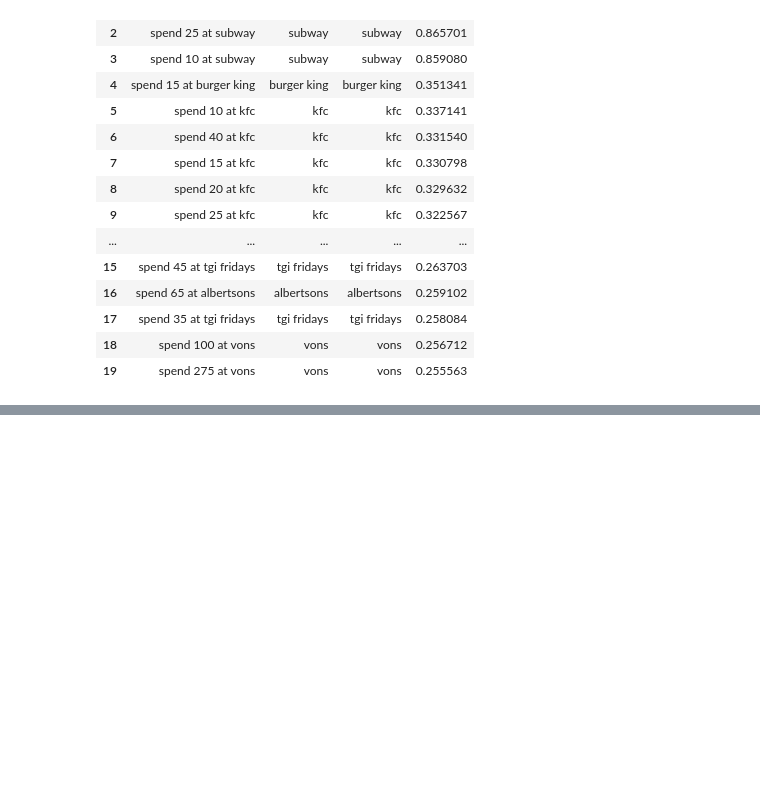
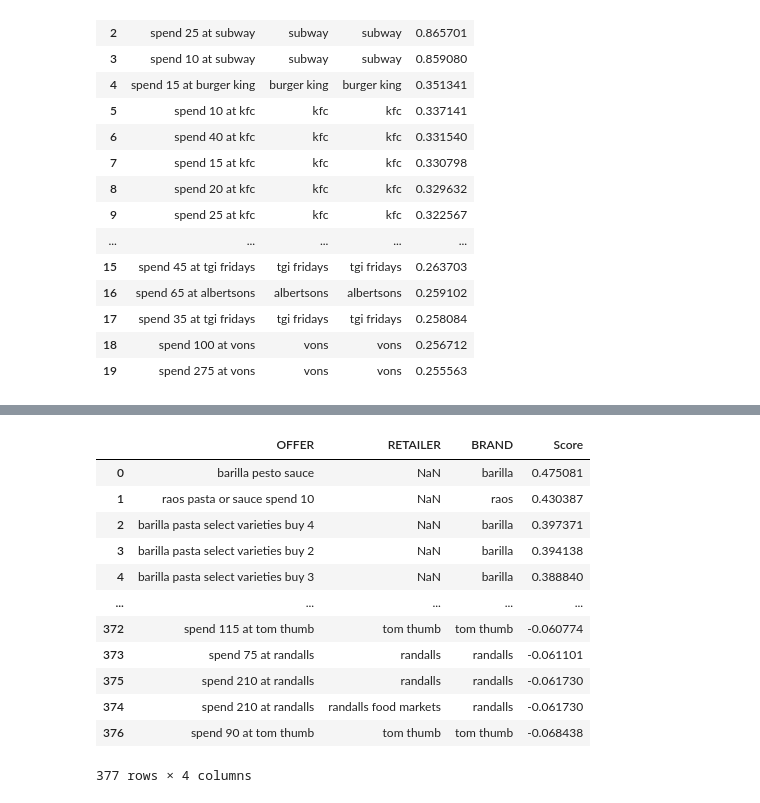
Before and after one commit to RileyFischer/NLP-store-offers, a Jupyter notebook: main.ipynb, the cells around one changed output, grey strips where cells are left out. Cells and saved outputs as stored; diff of their text form; code cells hidden in the pictures; blank space fills up the shorter version.

```diff
--- a/main.ipynb
+++ b/main.ipynb
@@ -108,8 +74,7 @@ children=cat.PRODUCT_CATEGORY.unique()
 
 def search_category(search):
     #create a similarity df for the search and all category name's
-    vectors=model.encode(list(cat['PRODUCT_CATEGORY']))
-    cosine=cosine_similarity(model.encode([search]), vectors)
+    cosine=cosine_similarity(model.encode([search]), category_vectors)
     sim=cat.copy(deep=True)
     sim['Cosine']=cosine.reshape(-1, 1)
 
@@ -131,18 +96,20 @@ def search_category(search):
     #find the brands associated with these categories and weigh the brand by the number of their recipts are from these categories
     possible_brands=brand.copy(deep=True)
     possible_brands.loc[~possible_brands["BRAND_BELONGS_TO_CATEGORY"].isin(possible_cats), "MULTIPLIER"]=0
+    possible_brands.loc[possible_brands["BRAND_BELONGS_TO_CATEGORY"].isin(possible_cats), "MULTIPLIER"]=1
+
     possible_brands=possible_brands.merge(sim,left_on="BRAND_BELONGS_TO_CATEGORY",right_on="PRODUCT_CATEGORY")
     #Then multiply the weights to get a score that also takes into account how similar the brand is to the original search
-    possible_brands["cat_Score"]=possible_brands["MULTIPLIER"]*possible_brands["Cosine"]
-    possible_brands=possible_brands.groupby("BRAND").sum("cat_Score")#This score represents how likely the brand has offers related to the search term
+    possible_brands["cat_Score"]=(possible_brands["MULTIPLIER"]*possible_brands["Cosine"])
+    possible_brands=possible_brands.groupby("BRAND").mean("cat_Score")#This score represents how likely the brand has offers related to the search term
     #find the offers from the brands above
+
     possible_offers=offer.merge(possible_brands,how="left", left_on='BRAND', right_on='BRAND')
     possible_offers=possible_offers.drop(columns=["MULTIPLIER","Cosine","RECEIPTS"])
     possible_offers['cat_Score']=possible_offers['cat_Score'].fillna(0)#if there is a brand thats in the offer df, but not the brand df, we fill the cat_score with 0 for that brand
 
     #similarity of search to offers
-    vectors=model.encode(list(offer['OFFER']))
-    cosine=cosine_similarity(model.encode([search]), vectors)
+    cosine=cosine_similarity(model.encode([search]), offer_vectors)
     sim=offer.copy(deep=True)
     sim['Cosine']=cosine.reshape(-1, 1)
     possible_offers=possible_offers.merge(sim,how="left",on=["OFFER","RETAILER","BRAND"])
@@ -177,15 +144,15 @@ search_category(search).head(20)
 # 2. Searches by Brand
 # %%
 def search_brand(search):
-    #create a similarity df for the search and all brand names
-    vectors=model.encode(list(set(brand["BRAND"].values)))
-    cosine=cosine_similarity(model.encode([search]), vectors)
-    sim=pd.DataFrame(list(set(brand["BRAND"].values)),columns=["BRAND"])
+    cosine=cosine_similarity(model.encode([search]), brand_vectors)
+
+    sim=pd.DataFrame(sorted(list(set(brand["BRAND"].values))),columns=["BRAND"])
     sim['Cosine']=cosine.reshape(-1, 1)
 
     if sim.nlargest(1, 'Cosine')["Cosine"].values[0]>.7:#if there is a good match we treat the most similar brand to the search as the new search
         search=sim.nlargest(1, 'Cosine')["BRAND"].values[0]
     old_search=search#saving the old search to be used for finding the similarity between offer and search
+
 
     possible_brands=[]
     ca=[]
@@ -193,6 +160,8 @@ def search_brand(search):
         if search in brands[c]:
             ca.append(c)
             possible_brands=brands[c]
+
+
     possible_brands=brand[brand["BRAND_BELONGS_TO_CATEGORY"].isin(ca)]
     possible_brands=possible_brands.merge(find_brand_multiplier(search),left_on="BRAND_BELONGS_TO_CATEGORY",right_on="BRAND_BELONGS_TO_CATEGORY")
     possible_brands["MULTIPLIER"]=(possible_brands["MULTIPLIER_x"]*possible_brands["MULTIPLIER_y"])**.5
@@ -208,8 +177,7 @@ def search_brand(search):
     possible_offers=possible_offers.drop(columns=["MULTIPLIER","Cosine"])
 
     #similarity of search to offers
-    vectors=model.encode(list(offer['OFFER']))
-    cosine=cosine_similarity(model.encode([old_search]), vectors)
+    cosine=cosine_similarity(model.encode([old_search]), offer_vectors)
     sim=offer.copy(deep=True)
     sim['Cosine']=cosine.reshape(-1, 1)
     possible_offers=possible_offers.merge(sim,on=["OFFER","RETAILER","BRAND"])
@@ -245,17 +213,15 @@ search_brand(search).head(20)
 # 3. Searches by Retailer
 # %%
 def search_Retailer(search):
-    vectors=model.encode(list(offer['OFFER']))
-    cosine=cosine_similarity(model.encode([search]), vectors)
+
+    cosine=cosine_similarity(model.encode([search]), offer_vectors)
     sim=offer.copy(deep=True)
     sim['Cosine1']=cosine.reshape(-1, 1)
 
-    vectors=model.encode(list(offer['RETAILER']))
-    cosine=cosine_similarity(model.encode([search]), vectors)
+    cosine=cosine_similarity(model.encode([search]), retailer_vectors)
     sim['Cosine2']=cosine.reshape(-1, 1)
 
-    vectors=model.encode(list(offer['BRAND']))
-    cosine=cosine_similarity(model.encode([search]), vectors)
+    cosine=cosine_similarity(model.encode([search]), offer_brand_vectors)
     sim['Cosine3']=cosine.reshape(-1, 1)
 
     possible_offers=sim
@@ -288,0 +259,17 @@ search_Retailer(search).head(20)
+# %%
+result = pd.concat([search_Retailer(search),search_brand(search),search_category(search)]).sort_values(by=['Score'],ascending=False)
+result.drop_duplicates(subset=["OFFER","RETAILER","BRAND"],keep='first')
+# %% [output]
+|  | OFFER | RETAILER | BRAND | Score |
+| 0 | barilla pesto sauce | NaN | barilla | 0.475081 |
+| 1 | raos pasta or sauce spend 10 | NaN | raos | 0.430387 |
+| 2 | barilla pasta select varieties buy 4 | NaN | barilla | 0.397371 |
+| 3 | barilla pasta select varieties buy 2 | NaN | barilla | 0.394138 |
+| 4 | barilla pasta select varieties buy 3 | NaN | barilla | 0.388840 |
+| ... | ... | ... | ... | ... |
+| 372 | spend 115 at tom thumb | tom thumb | tom thumb | -0.060774 |
+| 373 | spend 75 at randalls | randalls | randalls | -0.061101 |
+| 375 | spend 210 at randalls | randalls | randalls | -0.061730 |
+| 374 | spend 210 at randalls | randalls food markets | randalls | -0.061730 |
+| 376 | spend 90 at tom thumb | tom thumb | tom thumb | -0.068438 |
+377 rows × 4 columns
```
Also changed, not shown: parts of 13 cells of this notebook, 12 other files.
